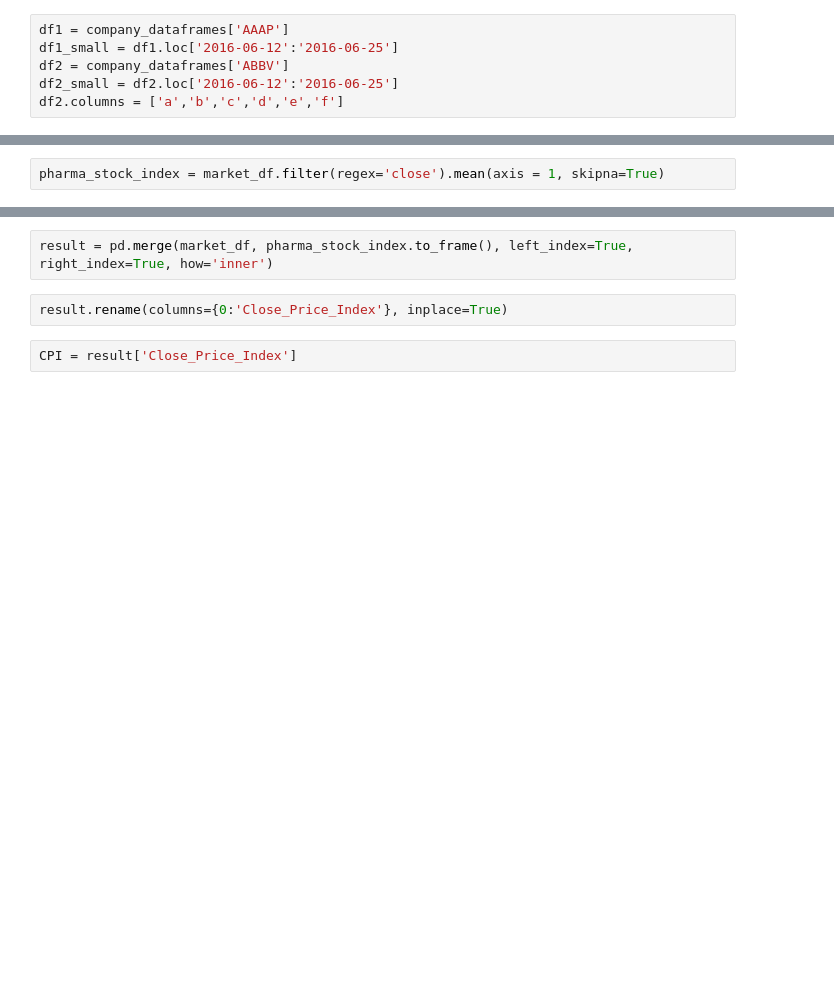
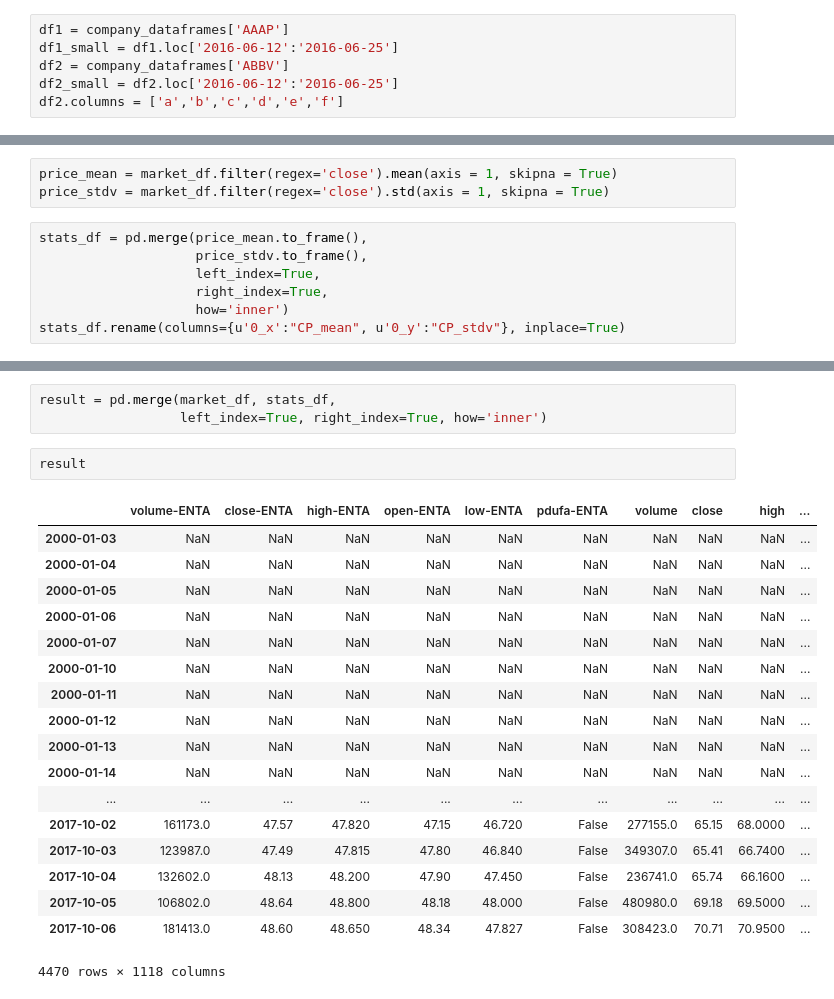
Before and after one commit to BenDavidAaron/FDA-Decision-Stock-Predictor, a Jupyter notebook: Building_Close_Price_Index.ipynb, the cells around one changed output, grey strips where cells are left out. Cells and saved outputs as stored; diff of their text form; blank space fills up the shorter version.

```diff
--- a/Building_Close_Price_Index.ipynb
+++ b/Building_Close_Price_Index.ipynb
@@ -44,2 +42,10 @@ SGYP
 # %%
-pharma_stock_index = market_df.filter(regex='close').mean(axis = 1, skipna=True)
+price_mean = market_df.filter(regex='close').mean(axis = 1, skipna = True)
+price_stdv = market_df.filter(regex='close').std(axis = 1, skipna = True)
+# %%
+stats_df = pd.merge(price_mean.to_frame(),
+                    price_stdv.to_frame(),
+                    left_index=True,
+                    right_index=True,
+                    how='inner')
+stats_df.rename(columns={u'0_x':"CP_mean", u'0_y':"CP_stdv"}, inplace=True)
@@ -46,6 +73,24 @@ pharma_stock_index = market_df.filter(regex='close').mean(axis = 1, skipna=True)
 # %%
-result = pd.merge(market_df, pharma_stock_index.to_frame(), left_index=True, right_index=True, how='inner')
+result = pd.merge(market_df, stats_df,
+                  left_index=True, right_index=True, how='inner')
-# %%
-result.rename(columns={0:'Close_Price_Index'}, inplace=True)
-# %%
-CPI = result['Close_Price_Index']
+# %%
+result
+# %% [output]
+|  | volume-ENTA | close-ENTA | high-ENTA | open-ENTA | low-ENTA | pdufa-ENTA | volume | close | high | ... |
+| 2000-01-03 | NaN | NaN | NaN | NaN | NaN | NaN | NaN | NaN | NaN | ... |
+| 2000-01-04 | NaN | NaN | NaN | NaN | NaN | NaN | NaN | NaN | NaN | ... |
+| 2000-01-05 | NaN | NaN | NaN | NaN | NaN | NaN | NaN | NaN | NaN | ... |
+| 2000-01-06 | NaN | NaN | NaN | NaN | NaN | NaN | NaN | NaN | NaN | ... |
+| 2000-01-07 | NaN | NaN | NaN | NaN | NaN | NaN | NaN | NaN | NaN | ... |
+| 2000-01-10 | NaN | NaN | NaN | NaN | NaN | NaN | NaN | NaN | NaN | ... |
+| 2000-01-11 | NaN | NaN | NaN | NaN | NaN | NaN | NaN | NaN | NaN | ... |
+| 2000-01-12 | NaN | NaN | NaN | NaN | NaN | NaN | NaN | NaN | NaN | ... |
+| 2000-01-13 | NaN | NaN | NaN | NaN | NaN | NaN | NaN | NaN | NaN | ... |
+| 2000-01-14 | NaN | NaN | NaN | NaN | NaN | NaN | NaN | NaN | NaN | ... |
+| ... | ... | ... | ... | ... | ... | ... | ... | ... | ... | ... |
+| 2017-10-02 | 161173.0 | 47.57 | 47.820 | 47.15 | 46.720 | False | 277155.0 | 65.15 | 68.0000 | ... |
+| 2017-10-03 | 123987.0 | 47.49 | 47.815 | 47.80 | 46.840 | False | 349307.0 | 65.41 | 66.7400 | ... |
+| 2017-10-04 | 132602.0 | 48.13 | 48.200 | 47.90 | 47.450 | False | 236741.0 | 65.74 | 66.1600 | ... |
+| 2017-10-05 | 106802.0 | 48.64 | 48.800 | 48.18 | 48.000 | False | 480980.0 | 69.18 | 69.5000 | ... |
+| 2017-10-06 | 181413.0 | 48.60 | 48.650 | 48.34 | 47.827 | False | 308423.0 | 70.71 | 70.9500 | ... |
+4470 rows × 1118 columns
```
Also changed, not shown: parts of 11 cells of this notebook, 4 other files.
